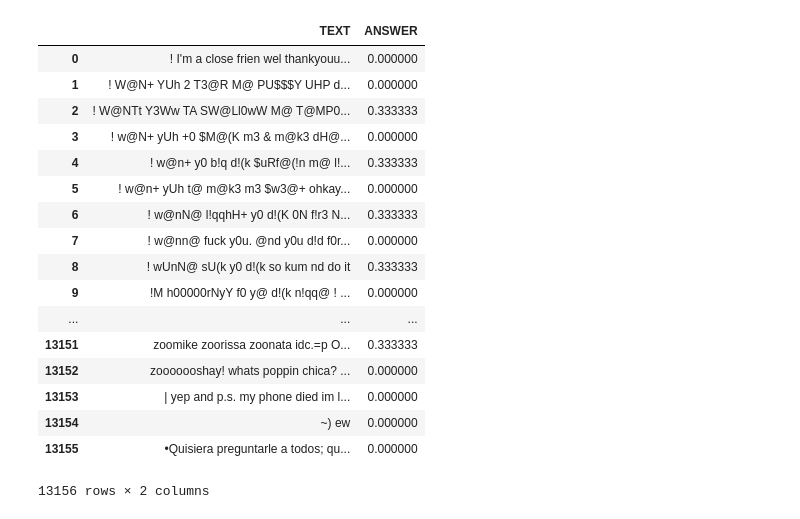
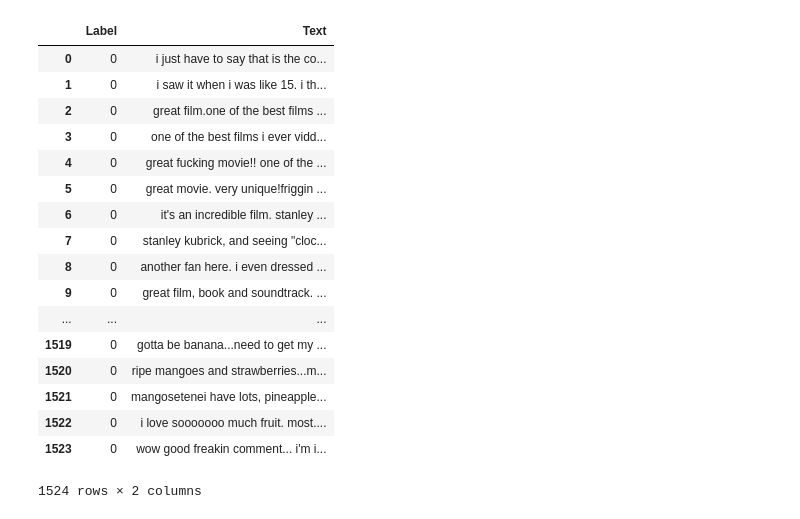
Before and after one commit to nonguyen1/BullyGuard, a Jupyter notebook: Data Cleaner.ipynb, the cells around one changed output. Drawn from its saved outputs; the diff is of its cells as text; code cells hidden in the pictures.

Commit message:
Cleaned up Bayzick and Formspring
They clean

```diff
--- a/Data Cleaner.ipynb
+++ b/Data Cleaner.ipynb
@@ -3,26 +3,29 @@ import pandas as pd
 import numpy as np
 
 import os
-# %%
-Formspring = os.path.join('final_data', 'Formspring.csv')
-flights = pd.read_csv(Formspring)
-flights
-# %% [output]
-|  | TEXT | ANSWER |
-| 0 | ! I'm a close frien wel thankyouu... | 0.000000 |
-| 1 | ! W@N+ YUh 2 T3@R M@ PU$$$Y UHP d... | 0.000000 |
-| 2 | ! W@NTt Y3Ww TA SW@Ll0wW M@ T@MP0... | 0.333333 |
-| 3 | ! w@N+ yUh +0 $M@(K m3 & m@k3 dH@... | 0.000000 |
-| 4 | ! w@n+ y0 b!q d!(k $uRf@(!n m@ l!... | 0.333333 |
-| 5 | ! w@n+ yUh t@ m@k3 m3 $w3@+ ohkay... | 0.000000 |
-| 6 | ! w@nN@ l!qqhH+ y0 d!(K 0N f!r3 N... | 0.333333 |
-| 7 | ! w@nn@ fuck y0u. @nd y0u d!d f0r... | 0.000000 |
-| 8 | ! wUnN@ sU(k y0 d!(k so kum nd do it | 0.333333 |
-| 9 | !M h00000rNyY f0 y@ d!(k n!qq@ ! ... | 0.000000 |
-| ... | ... | ... |
-| 13151 | zoomike zoorissa zoonata idc.=p O... | 0.333333 |
-| 13152 | zooooooshay! whats poppin chica? ... | 0.000000 |
-| 13153 | | yep and p.s. my phone died im l... | 0.000000 |
-| 13154 | ~) ew | 0.000000 |
-| 13155 | •Quisiera preguntarle a todos; qu... | 0.000000 |
-13156 rows × 2 columns
+# %%
+Formspring = os.path.join('final_data', 'Formspring.csv')
+Formspring = pd.read_csv(Formspring)
+Bayzick = os.path.join('final_data', 'bayzick_label.csv')
+Bayzick = pd.read_csv(Bayzick)
+Bayzick['Text'] = Bayzick['Text'].str.replace('â\xa0', '').str.replace('ã\x82', '').str.replace('ã¢â\x82', '').str.replace('ã¢', '').str.replace('ã¦', '').str.replace('â\x80', '').str.replace('¬å\x93', '').str.replace('¬â\x84¢', '').str.replace('\x94', '').str.replace('¢', '').str.replace('â', '')
+Bayzick.to_csv()
+# %% [output]
+|  | Label | Text |
+| 0 | 0 | i just have to say that is the co... |
+| 1 | 0 | i saw it when i was like 15. i th... |
+| 2 | 0 | great film.one of the best films ... |
+| 3 | 0 | one of the best films i ever vidd... |
+| 4 | 0 | great fucking movie!! one of the ... |
+| 5 | 0 | great movie. very unique!friggin ... |
+| 6 | 0 | it's an incredible film. stanley ... |
+| 7 | 0 | stanley kubrick, and seeing "cloc... |
+| 8 | 0 | another fan here. i even dressed ... |
+| 9 | 0 | great film, book and soundtrack. ... |
+| ... | ... | ... |
+| 1519 | 0 | gotta be banana...need to get my ... |
+| 1520 | 0 | ripe mangoes and strawberries...m... |
+| 1521 | 0 | mangosetenei have lots, pineapple... |
+| 1522 | 0 | i love sooooooo much fruit. most.... |
+| 1523 | 0 | wow good freakin comment... i'm i... |
+1524 rows × 2 columns
```
Also changed, not shown: 6 other files.
